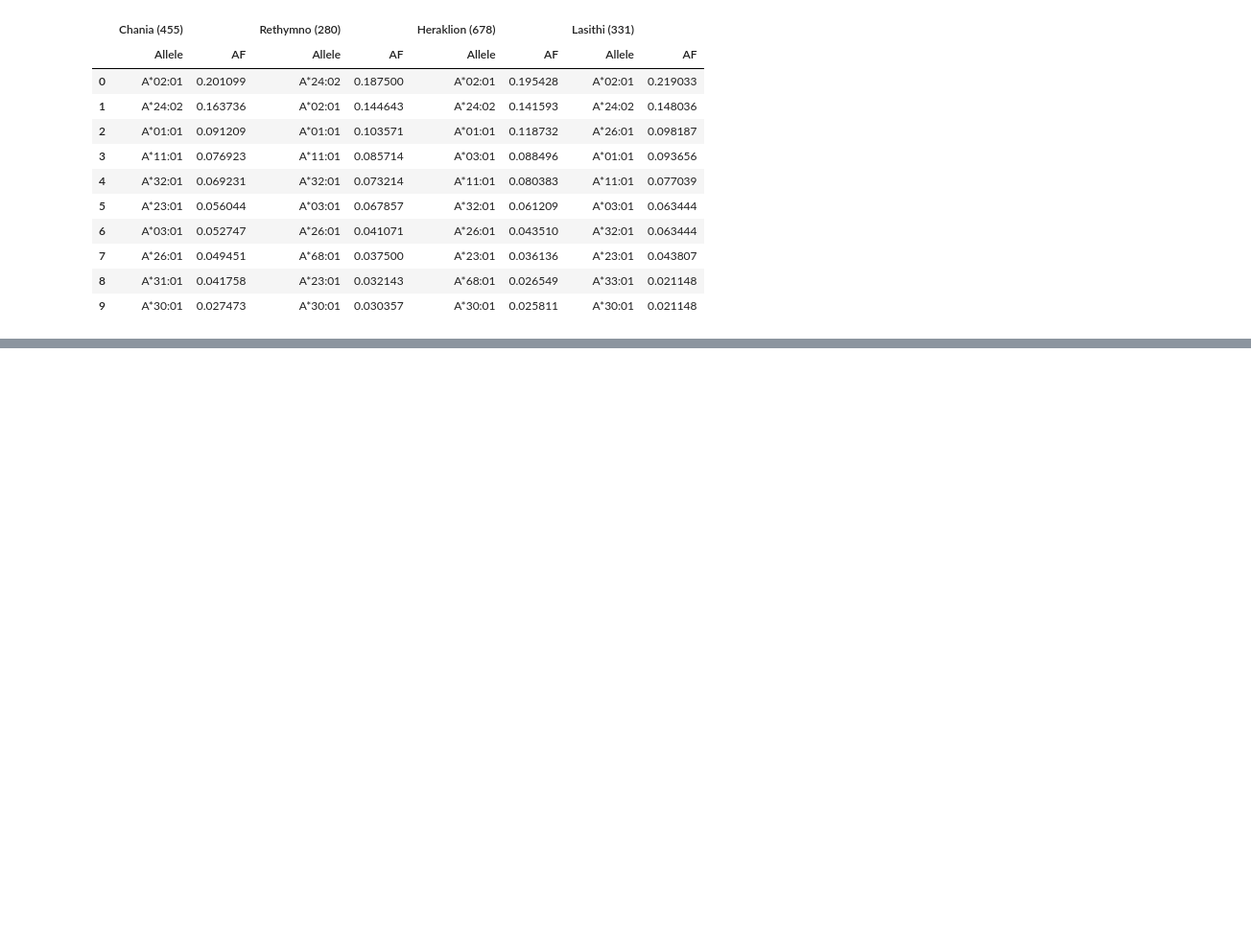
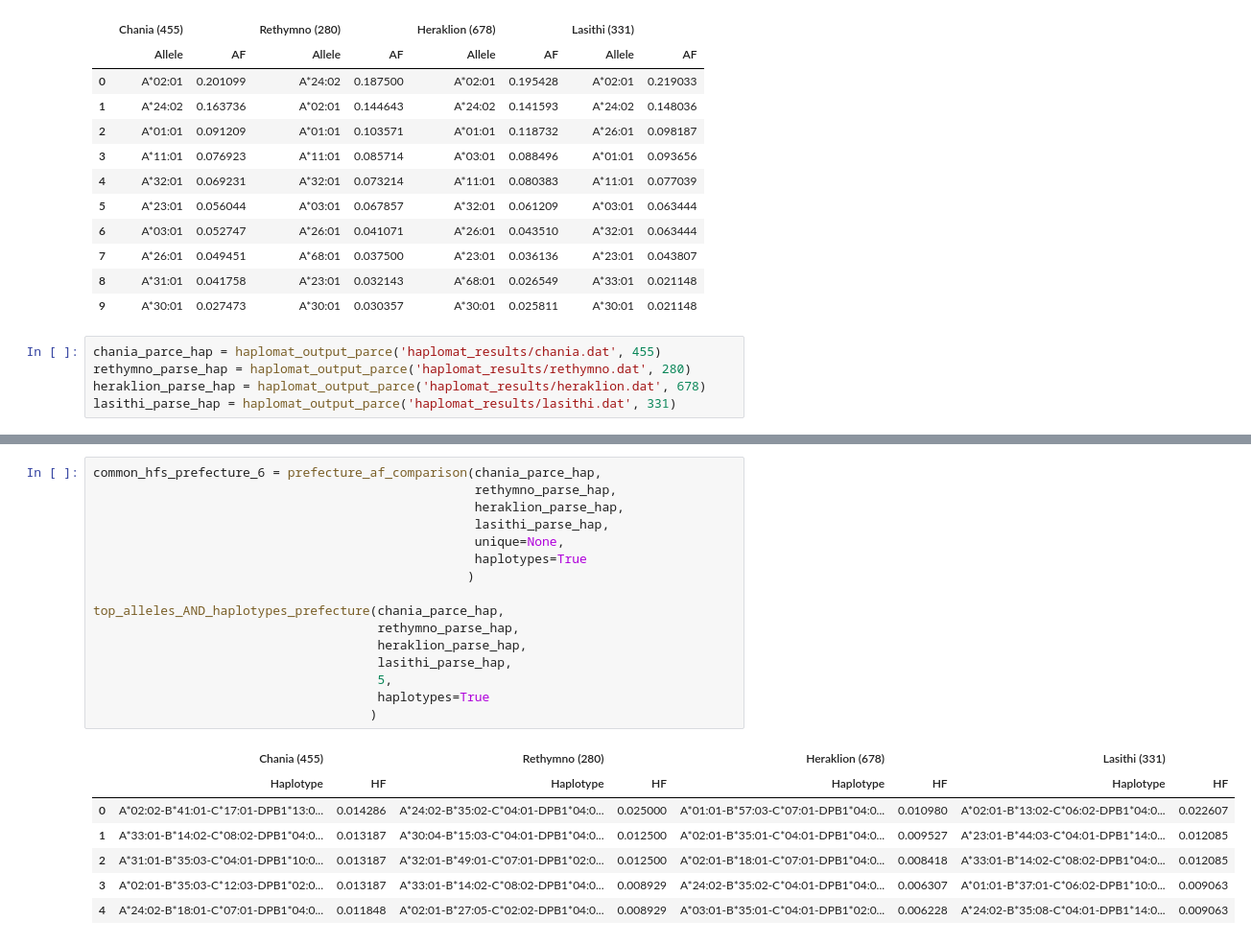
Before and after one commit to ioannavasilopoulou/ECoBBMaDoR_HLA, a Jupyter notebook: paper_code.ipynb, the cells around one changed output, grey strips where cells are left out. Shown at 96% size. Saved outputs shown, nothing was run; the diff lists cells and outputs as text; blank space fills up the shorter version.

```diff
--- a/paper_code.ipynb
+++ b/paper_code.ipynb
@@ -1865,6 +1725,11 @@ top_alleles_AND_haplotypes_prefecture(chania_A, rethymno_A, heraklion_A, lasithi
 | 7 | A*26:01 | 0.049451 | A*68:01 | 0.037500 | A*23:01 | 0.036136 | A*23:01 | 0.043807 |
 | 8 | A*31:01 | 0.041758 | A*23:01 | 0.032143 | A*68:01 | 0.026549 | A*33:01 | 0.021148 |
 | 9 | A*30:01 | 0.027473 | A*30:01 | 0.030357 | A*30:01 | 0.025811 | A*30:01 | 0.021148 |
+# %%
+chania_parce_hap = haplomat_output_parce('haplomat_results/chania.dat', 455)
+rethymno_parse_hap = haplomat_output_parce('haplomat_results/rethymno.dat', 280)
+heraklion_parse_hap = haplomat_output_parce('haplomat_results/heraklion.dat', 678)
+lasithi_parse_hap = haplomat_output_parce('haplomat_results/lasithi.dat', 331)
 # %%
 def statistic_comparison_of_haplotypes_per_prefecture(chania, #haplomat output
                                                       rethymno, #haplomat output
@@ -1992,0 +1823,24 @@ prefectures_haplotypes_fisher_4g = statistic_comparison_of_haplotypes_per_prefec
+# %%
+common_hfs_prefecture_6 = prefecture_af_comparison(chania_parce_hap,
+                                                   rethymno_parse_hap,
+                                                   heraklion_parse_hap,
+                                                   lasithi_parse_hap,
+                                                   unique=None,
+                                                   haplotypes=True
+                                                  )
+
+top_alleles_AND_haplotypes_prefecture(chania_parce_hap,
+                                      rethymno_parse_hap,
+                                      heraklion_parse_hap,
+                                      lasithi_parse_hap,
+                                      5,
+                                      haplotypes=True
+                                     )
+# %% [output]
+|  | Chania (455) |  | Rethymno (280) |  | Heraklion (678) |  | Lasithi (331) |  |
+|  | Haplotype | HF | Haplotype | HF | Haplotype | HF | Haplotype | HF |
+| 0 | A*02:02-B*41:01-C*17:01-DPB1*13:0... | 0.014286 | A*24:02-B*35:02-C*04:01-DPB1*04:0... | 0.025000 | A*01:01-B*57:03-C*07:01-DPB1*04:0... | 0.010980 | A*02:01-B*13:02-C*06:02-DPB1*04:0... | 0.022607 |
+| 1 | A*33:01-B*14:02-C*08:02-DPB1*04:0... | 0.013187 | A*30:04-B*15:03-C*04:01-DPB1*04:0... | 0.012500 | A*02:01-B*35:01-C*04:01-DPB1*04:0... | 0.009527 | A*23:01-B*44:03-C*04:01-DPB1*14:0... | 0.012085 |
+| 2 | A*31:01-B*35:03-C*04:01-DPB1*10:0... | 0.013187 | A*32:01-B*49:01-C*07:01-DPB1*02:0... | 0.012500 | A*02:01-B*18:01-C*07:01-DPB1*04:0... | 0.008418 | A*33:01-B*14:02-C*08:02-DPB1*04:0... | 0.012085 |
+| 3 | A*02:01-B*35:03-C*12:03-DPB1*02:0... | 0.013187 | A*33:01-B*14:02-C*08:02-DPB1*04:0... | 0.008929 | A*24:02-B*35:02-C*04:01-DPB1*04:0... | 0.006307 | A*01:01-B*37:01-C*06:02-DPB1*10:0... | 0.009063 |
+| 4 | A*24:02-B*18:01-C*07:01-DPB1*04:0... | 0.011848 | A*02:01-B*27:05-C*02:02-DPB1*04:0... | 0.008929 | A*03:01-B*35:01-C*04:01-DPB1*02:0... | 0.006228 | A*24:02-B*35:08-C*04:01-DPB1*14:0... | 0.009063 |
```
Also changed, not shown: parts of 31 cells of this notebook.
